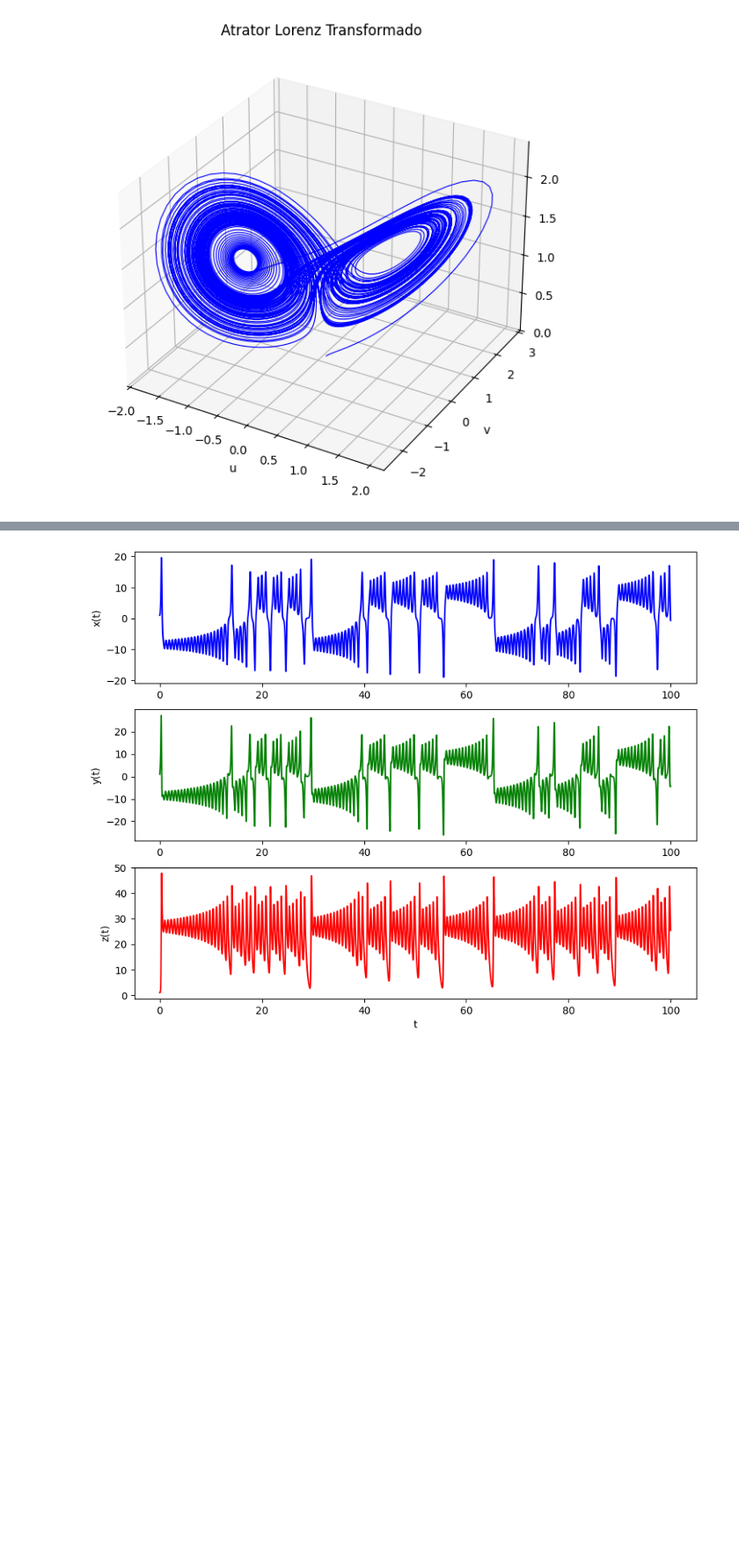
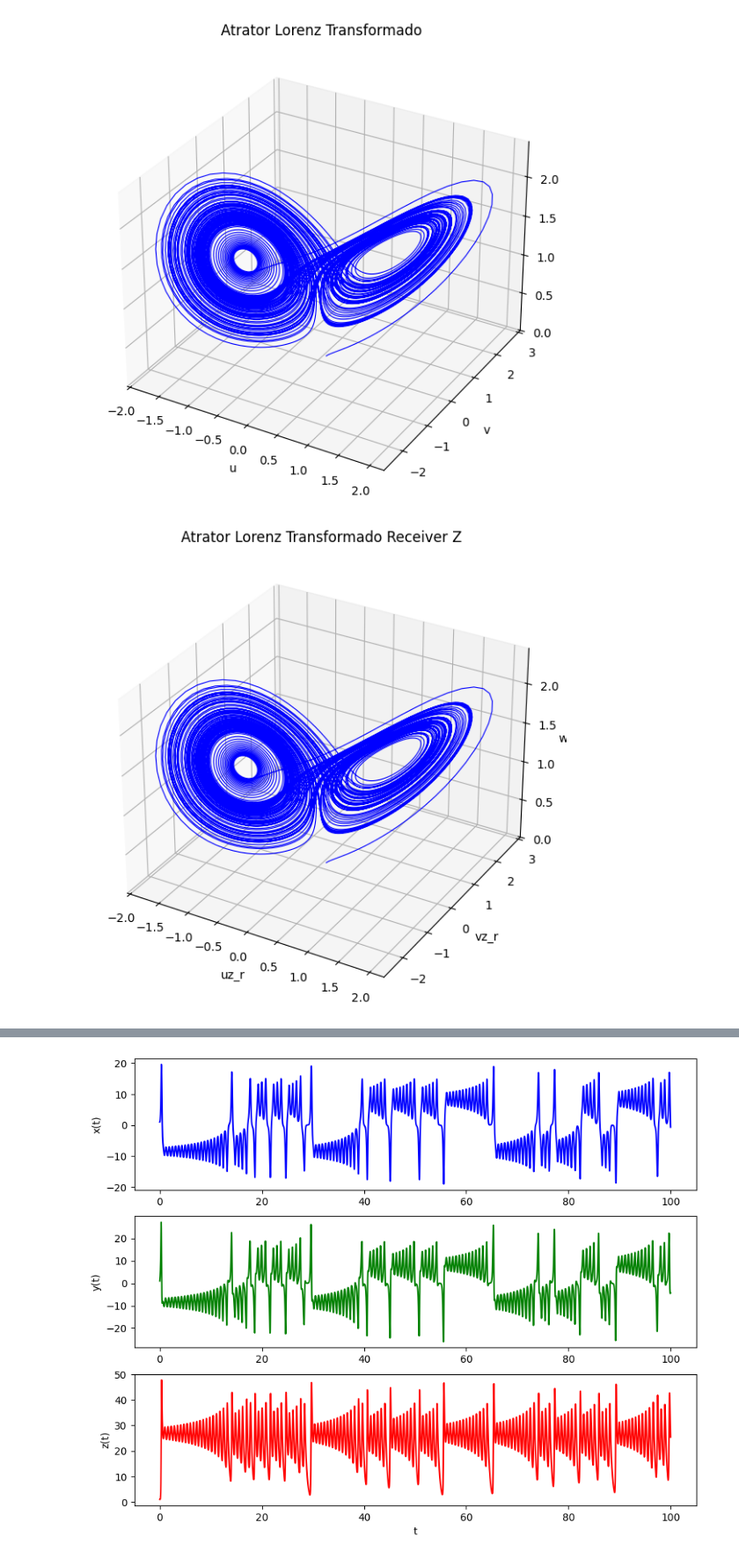
Before and after one commit to IanneVFernandes/projeto-metodos, a Jupyter notebook: parte2.ipynb, the cells around one changed output, grey strips where cells are left out. Shown at 88% size. Cells and saved outputs as stored; diff of their text form; code cells hidden in the pictures; blank space fills up the shorter version.

```diff
--- a/parte2.ipynb
+++ b/parte2.ipynb
@@ -136,16 +136,40 @@ def lorenz_model_transformed(state, t, sigma=10, rho=28, beta=8/3):
     return (dudt, dvdt, dwdt)
 # %%
 # Sistema de Lorenz em um circuito eletrônico (u = x/10, v = y/10 e w =z/20):
-def lorenz_model_transformed_receiver(state, t, sigma=10, rho=28, beta=8/3):
+def freceiver_z(state, t, sigma=10, rho=28, beta=8/3):
     uR, vR, wR = state
 
-    s_t = s_func(t)   # <-- sinal recebido no instante t
+    s_t = sz_func(t)   # <-- sinal recebido no instante t
 
     dudt = sigma * (vR - uR)
     dvdt = rho * s_t - vR - 20 * s_t * wR
     dwdt = 5 * s_t * vR - beta * wR
 
     return (dudt, dvdt, dwdt)
+
+# Sistema de Lorenz em um circuito eletrônico (u = x/10, v = y/10 e w =z/20):
+def freceiver_sin(state, t, sigma=10, rho=28, beta=8/3):
+    uR, vR, wR = state
+
+    s_t = ssin_func(t)   # <-- sinal recebido no instante t
+
+    dudt = sigma * (vR - uR)
+    dvdt = rho * s_t - vR - 20 * s_t * wR
+    dwdt = 5 * s_t * vR - beta * wR
+
+    return (dudt, dvdt, dwdt)
+
+# Sistema de Lorenz em um circuito eletrônico (u = x/10, v = y/10 e w =z/20):
+def freceiver_cos(state, t, sigma=10, rho=28, beta=8/3):
+    uR, vR, wR = state
+
+    s_t = scos_func(t)   # <-- sinal recebido no instante t
+
+    dudt = sigma * (vR - uR)
+    dvdt = rho * s_t - vR - 20 * s_t * wR
+    dwdt = 5 * s_t * vR - beta * wR
+
+    return (dudt, dvdt, dwdt)
 # %%
 # Condições iniciais
 initial_state_lorenz1 = (1, 1, 1)
@@ -241,4 +285,15 @@ ax.set_zlabel("w")
 plt.show()
 # %% [output]
 [figure]
+# %%
+fig2 = plt.figure(figsize=(10, 7))
+ax = fig2.add_subplot(111, projection='3d')
+ax.plot(uz_r, vz_r, wz_r, lw=0.8, color='blue')
+ax.set_title("Atrator Lorenz Transformado Receiver Z")
+ax.set_xlabel("uz_r")
+ax.set_ylabel("vz_r")
+ax.set_zlabel("wz_r")
+plt.show()
+# %% [output]
+[figure, added]
 # %%
```
Also changed, not shown: parts of 8 cells of this notebook.
